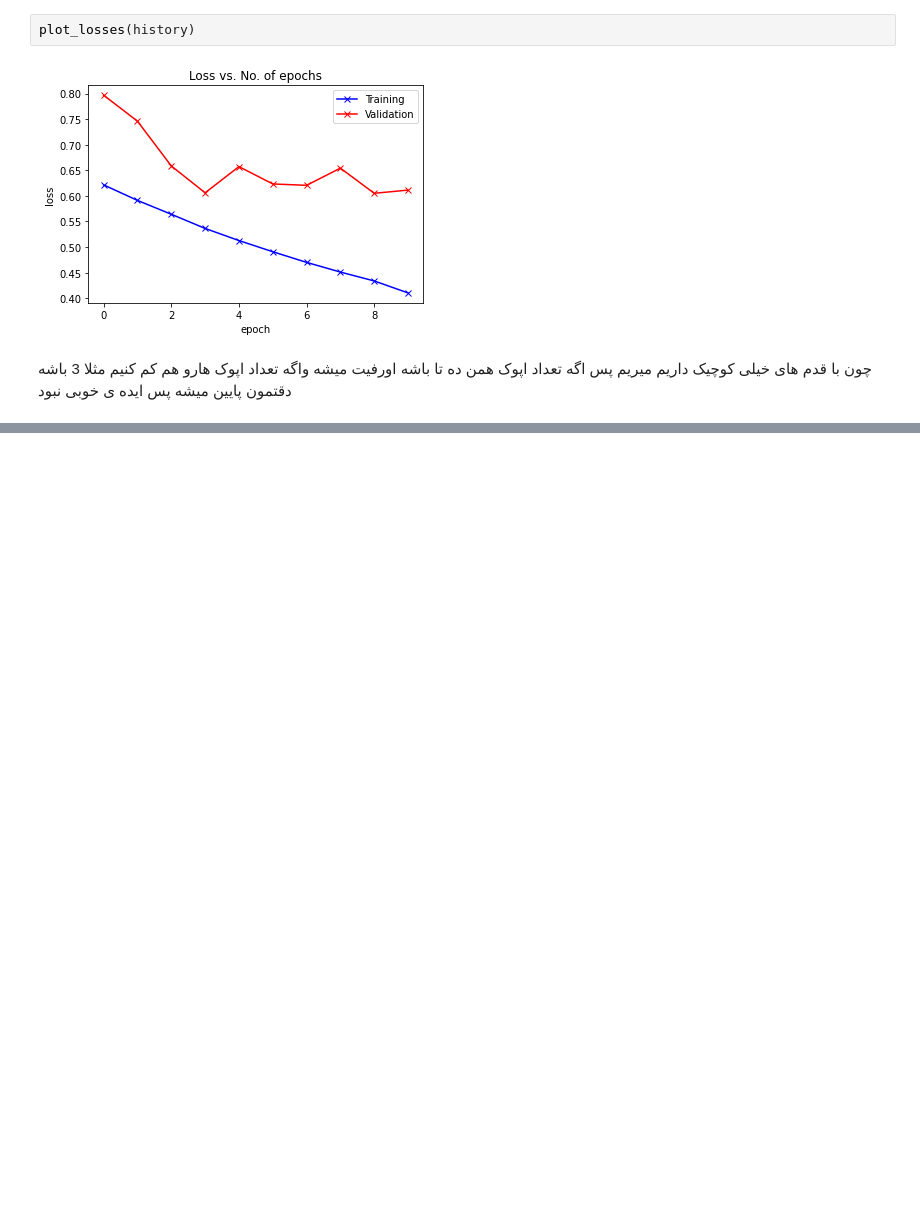
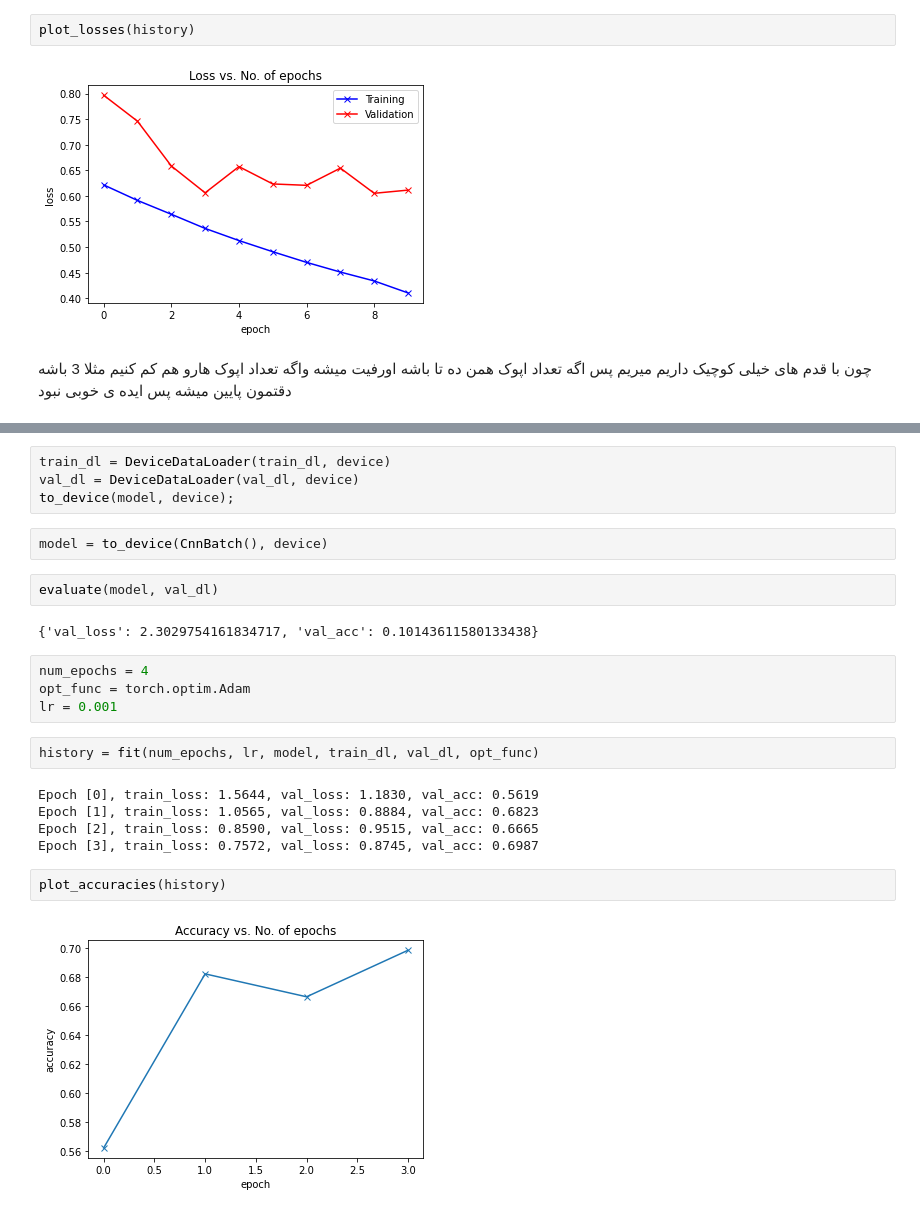
Before and after one commit to sanaaria/Ann, a Jupyter notebook: Ann_HW02.ipynb, the cells around one changed output, grey strips where cells are left out. Drawn from its saved outputs; the diff is of its cells as text; blank space fills up the shorter version.

```diff
--- a/Ann_HW02.ipynb
+++ b/Ann_HW02.ipynb
@@ -1032,0 +1097,25 @@ plot_losses(history)
+# %%
+train_dl = DeviceDataLoader(train_dl, device)
+val_dl = DeviceDataLoader(val_dl, device)
+to_device(model, device);
+# %%
+model = to_device(CnnBatch(), device)
+# %%
+evaluate(model, val_dl)
+# %% [output]
+{'val_loss': 2.3029754161834717, 'val_acc': 0.10143611580133438}
+# %%
+num_epochs = 4
+opt_func = torch.optim.Adam
+lr = 0.001
+# %%
+history = fit(num_epochs, lr, model, train_dl, val_dl, opt_func)
+# %% [output]
+Epoch [0], train_loss: 1.5644, val_loss: 1.1830, val_acc: 0.5619
+Epoch [1], train_loss: 1.0565, val_loss: 0.8884, val_acc: 0.6823
+Epoch [2], train_loss: 0.8590, val_loss: 0.9515, val_acc: 0.6665
+Epoch [3], train_loss: 0.7572, val_loss: 0.8745, val_acc: 0.6987
+# %%
+plot_accuracies(history)
+# %% [output]
+[figure, added]
```
Also changed, not shown: parts of 14 cells of this notebook.
